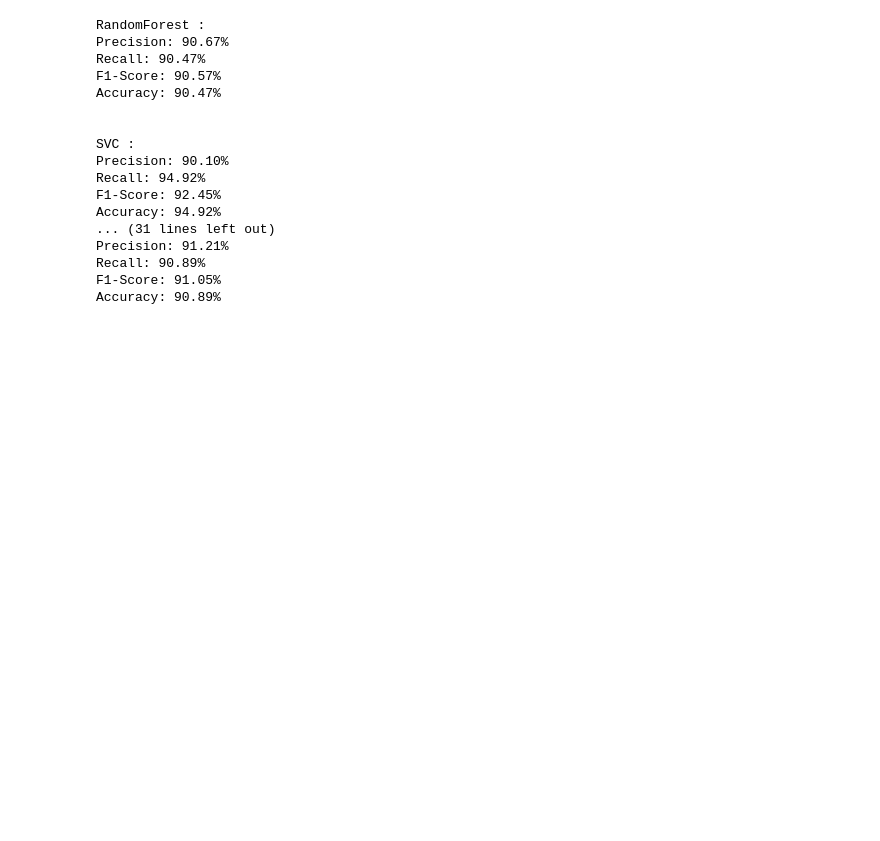
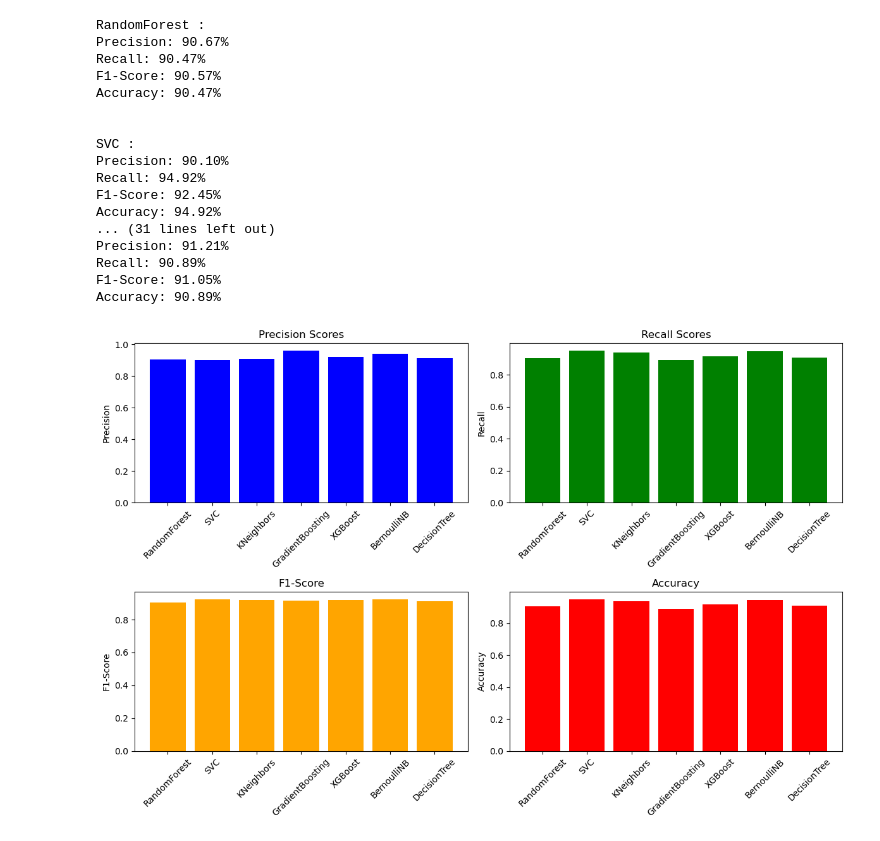
Before and after one commit to aashishops/Thyroid-Performance-Analysis, a Jupyter notebook: src/model_comp.ipynb, the cells around one changed output. Drawn from its saved outputs; the diff is of its cells as text; code cells hidden in the pictures; blank space fills up the shorter version.

Commit message:
Model comparison-visualisation

```diff
--- a/src/model_comp.ipynb
+++ b/src/model_comp.ipynb
@@ -7,9 +10,8 @@ from sklearn.model_selection import train_test_split
 # %%
-with open(r'E:\College\2nd year\Winter project\Thyroid Performance Analysis\SAVED_MODEL\models.pkl', 'rb') as file:
-    models = pickle.load(file)
+#filepath=r'E:\College\2nd year\Winter project\Thyroid Performance Analysis\SAVED_MODEL\models.pkl'
 # %%
-# with open(r'C:\Users\dwija\OneDrive\Thyroid-Performance-Analysis\SAVED_MODEL\models.pkl', 'rb') as file:
-#     models_dict = pickle.load(file)
+with open(filepath, 'rb') as file:
+    models = pickle.load(file)
 # %%
 def results(y_test,y_pred):
     precision = precision_score(y_test, y_pred, average='weighted',zero_division=0)
@@ -21,4 +23,6 @@ def results(y_test,y_pred):
     print(f"Recall: {recall * 100:.2f}%")
     print(f"F1-Score: {f1 * 100:.2f}%")
     print(f"Accuracy: {accuracy * 100:.2f}%")
+# %%
+datasetfilepath=r'C:\Users\dwija\OneDrive\Thyroid-Performance-Analysis\Data\pre_data\Dataset.csv'
 # %%
@@ -26,3 +30,5 @@ Dataset = pd.read_csv(r'E:\College\2nd year\Winter project\Thyroid Performance A
+# %%
+Dataset = pd.read_csv(datasetfilepath)
 # %%
 Dataset = Dataset.drop('Unnamed: 0', axis=1)
 # %%
@@ -55,3 +61,58 @@ Precision: 91.21%
 Recall: 90.89%
 F1-Score: 91.05%
 Accuracy: 90.89%
+# %%
+precision_scores = []
+recall_scores = []
+f1_scores = []
+accuracy_scores = []
+
+# Calculate metrics for each model
+for model_name, model in models.items():
+    y_pred = model.predict(X_test)
+
+    precision = precision_score(y_test, y_pred, average='weighted', zero_division=0)
+    recall = recall_score(y_test, y_pred, average='weighted')
+    f1 = f1_score(y_test, y_pred, average='weighted')
+    accuracy = accuracy_score(y_test, y_pred)
+
+    precision_scores.append(precision)
+    recall_scores.append(recall)
+    f1_scores.append(f1)
+    accuracy_scores.append(accuracy)
+
+
+
+
+# Create a subplot
+fig, axs = plt.subplots(2, 2, figsize=(12, 8))
+
+# Plot Precision
+axs[0, 0].bar(models.keys(), precision_scores, color='blue')
+axs[0, 0].set_title('Precision Scores')
+axs[0, 0].set_ylabel('Precision')
+axs[0, 0].tick_params(axis='x', rotation=45)  # Rotate x-axis labels
+
+# Plot Recall
+axs[0, 1].bar(models.keys(), recall_scores, color='green')
+axs[0, 1].set_title('Recall Scores')
+axs[0, 1].set_ylabel('Recall')
+axs[0, 1].tick_params(axis='x', rotation=45)  # Rotate x-axis labels
+
+# Plot F1-Score
+axs[1, 0].bar(models.keys(), f1_scores, color='orange')
+axs[1, 0].set_title('F1-Score')
+axs[1, 0].set_ylabel('F1-Score')
+axs[1, 0].tick_params(axis='x', rotation=45)  # Rotate x-axis labels
+
+# Plot Accuracy
+axs[1, 1].bar(models.keys(), accuracy_scores, color='red')
+axs[1, 1].set_title('Accuracy')
+axs[1, 1].set_ylabel('Accuracy')
+axs[1, 1].tick_params(axis='x', rotation=45)  # Rotate x-axis labels
+
+# Adjust layout
+plt.tight_layout()
+plt.show()
+# %% [output]
+[figure, added]
```
Also changed, not shown: parts of 4 cells of this notebook.
